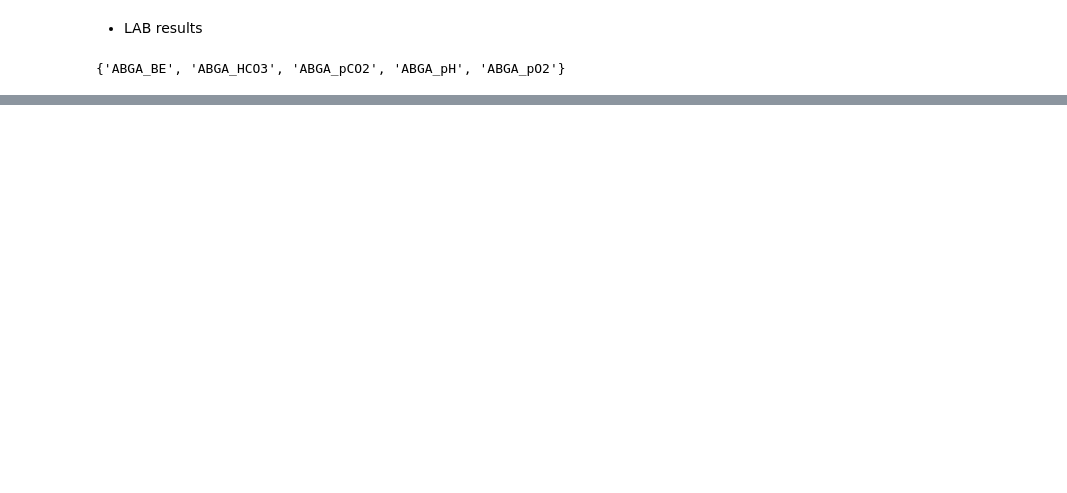
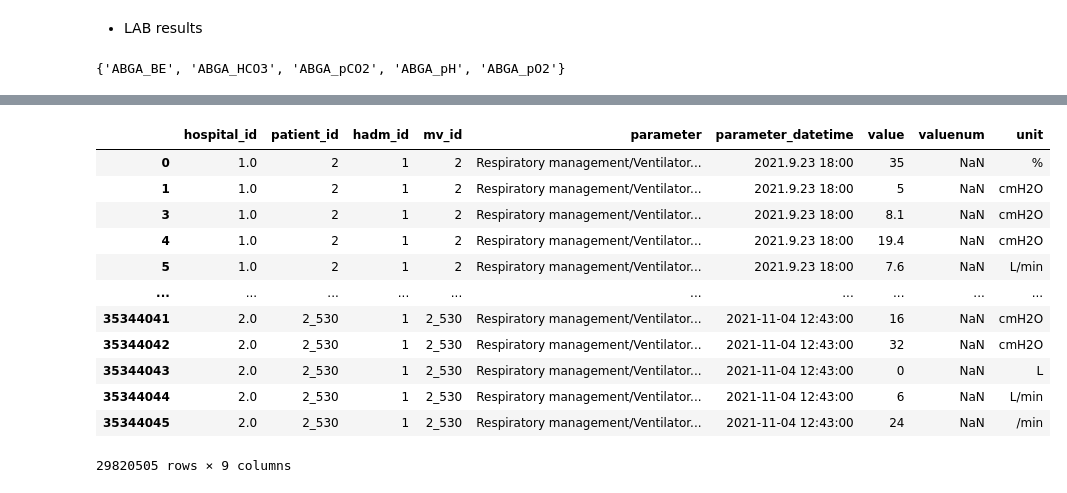
Before and after one commit to skjangbudon/nia_vent_weaning, a Jupyter notebook: notebook/data_preprocess_1103.ipynb, the cells around one changed output, grey strips where cells are left out. Cells and saved outputs as stored; diff of their text form; code cells hidden in the pictures; blank space fills up the shorter version.

```diff
--- a/notebook/data_preprocess_1103.ipynb
+++ b/notebook/data_preprocess_1103.ipynb
@@ -493,0 +537,4 @@ vital['patient_id'] = vital['patient_id'].astype(str)
+# %%
+demo_df = pd.read_csv(dst_path + 'demographics.csv', index_col=0)
+demo_list = list(demo_df['patient_id'])
+print(len(demo_list))
@@ -493,0 +782,22 @@ vital['patient_id'] = vital['patient_id'].astype(str)
+# %%
+aj_item = set(aj_df.parameter)
+snu_item = set(snu_df.parameter)
+print('***** item list *****')
+print('AJ item keys: ', aj_item)
+print('')
+print('SNU item keys: ', snu_item)
+print('')
+print('***** Count *****')
+print('AJ item keys: ', len(aj_item))
+print('SNU item keys: ', len(snu_item))
+print('')
+print('***** Matched keys *****') # 공통된 변수 조회
+matched_keys = aj_item & snu_item
+print('MATCHED: ', len(matched_keys))
+print(matched_keys)
+
+print('')
+print('***** NOT Matched keys *****') # 공통된 변수 조회
+not_matched_keys = (aj_item | snu_item) - (aj_item & snu_item)
+print('NOT MATCHED: ', len(not_matched_keys))
+print(not_matched_keys)
@@ -493,0 +821,20 @@ vital['patient_id'] = vital['patient_id'].astype(str)
+# %%
+inted_df = pd.concat([snu_df, aj_df], axis=0)
+inted_df = inted_df[inted_df['parameter'].isin(list(matched_keys))]
+inted_df = inted_df[inted_df['patient_id'].isin(demo_list)]
+inted_df.to_csv(dst_path + 'ventilator_parameter.csv')
+inted_df
+# %% [output]
+|  | hospital_id | patient_id | hadm_id | mv_id | parameter | parameter_datetime | value | valuenum | unit |
+| 0 | 1.0 | 2 | 1 | 2 | Respiratory management/Ventilator... | 2021.9.23 18:00 | 35 | NaN | % |
+| 1 | 1.0 | 2 | 1 | 2 | Respiratory management/Ventilator... | 2021.9.23 18:00 | 5 | NaN | cmH2O |
+| 3 | 1.0 | 2 | 1 | 2 | Respiratory management/Ventilator... | 2021.9.23 18:00 | 8.1 | NaN | cmH2O |
+| 4 | 1.0 | 2 | 1 | 2 | Respiratory management/Ventilator... | 2021.9.23 18:00 | 19.4 | NaN | cmH2O |
+| 5 | 1.0 | 2 | 1 | 2 | Respiratory management/Ventilator... | 2021.9.23 18:00 | 7.6 | NaN | L/min |
+| ... | ... | ... | ... | ... | ... | ... | ... | ... | ... |
+| 35344041 | 2.0 | 2_530 | 1 | 2_530 | Respiratory management/Ventilator... | 2021-11-04 12:43:00 | 16 | NaN | cmH2O |
+| 35344042 | 2.0 | 2_530 | 1 | 2_530 | Respiratory management/Ventilator... | 2021-11-04 12:43:00 | 32 | NaN | cmH2O |
+| 35344043 | 2.0 | 2_530 | 1 | 2_530 | Respiratory management/Ventilator... | 2021-11-04 12:43:00 | 0 | NaN | L |
+| 35344044 | 2.0 | 2_530 | 1 | 2_530 | Respiratory management/Ventilator... | 2021-11-04 12:43:00 | 6 | NaN | L/min |
+| 35344045 | 2.0 | 2_530 | 1 | 2_530 | Respiratory management/Ventilator... | 2021-11-04 12:43:00 | 24 | NaN | /min |
+29820505 rows × 9 columns
```
Also changed, not shown: parts of 30 cells of this notebook, 3 other files.
